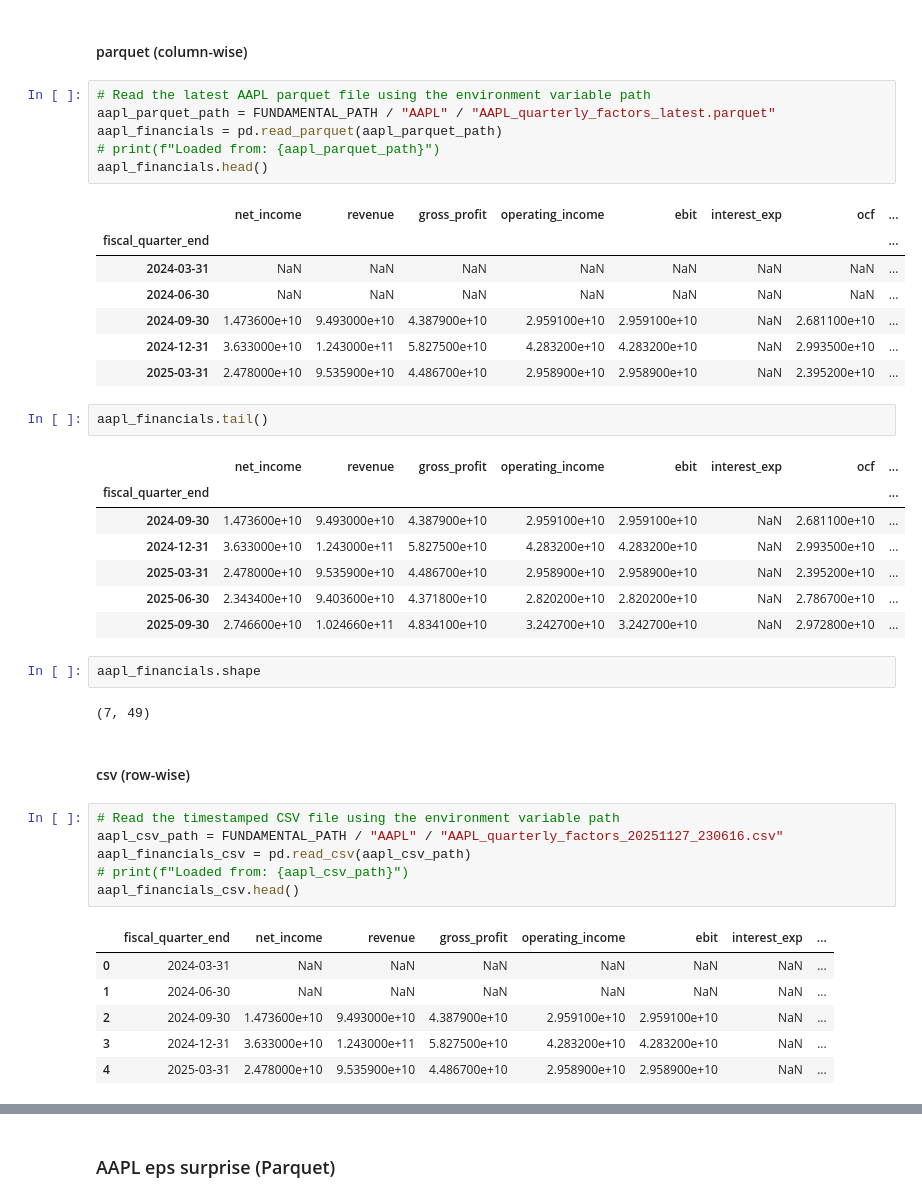
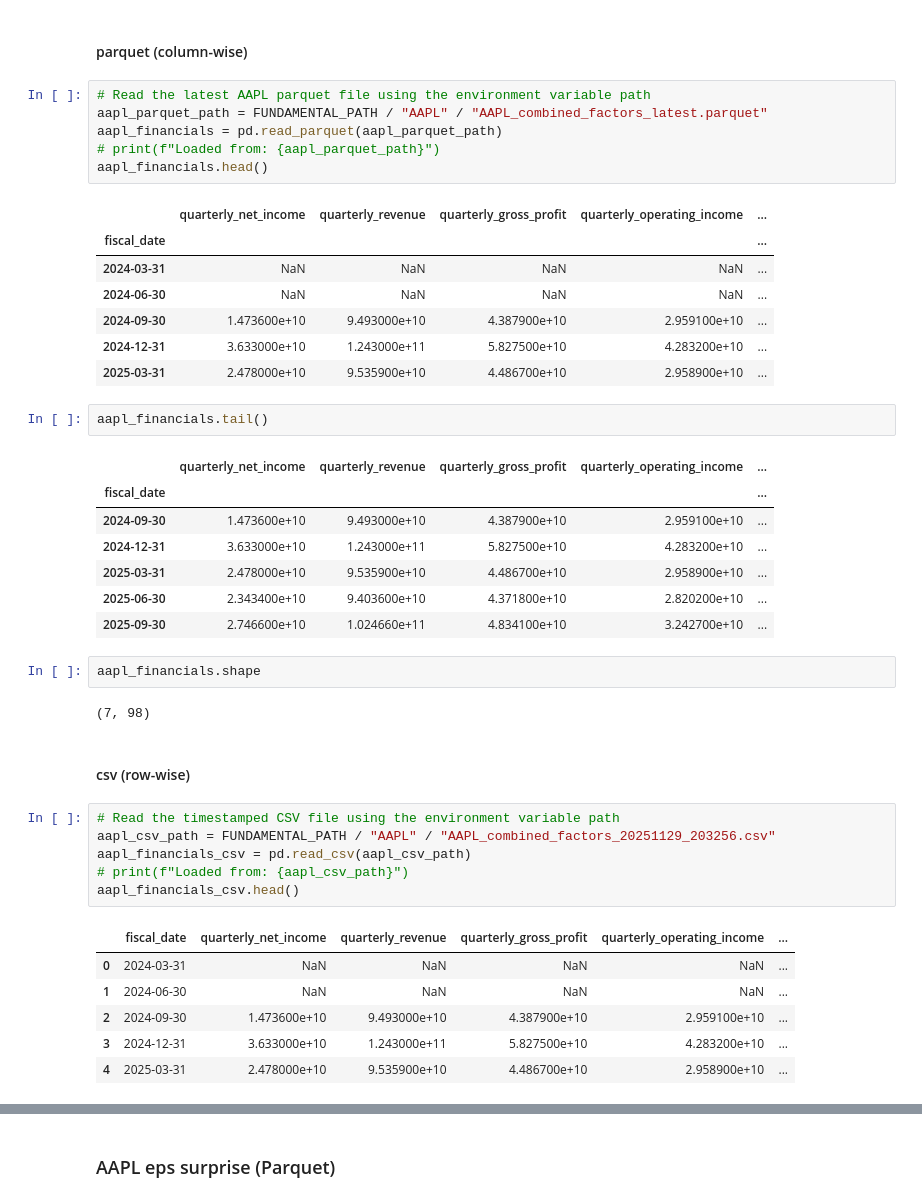
Before and after one commit to Bamboo-Analytics/data-platform, a Jupyter notebook: dev/get_fundamental_features.ipynb, the cells around one changed output, grey strips where cells are left out. Drawn from its saved outputs; the diff is of its cells as text.

Commit message:
concat quarterly and annual to a massive df

```diff
--- a/dev/get_fundamental_features.ipynb
+++ b/dev/get_fundamental_features.ipynb
@@ -24,47 +24,47 @@ pd.set_option('display.max_columns', 100)
 #### parquet (column-wise)
 # %%
 # Read the latest AAPL parquet file using the environment variable path
-aapl_parquet_path = FUNDAMENTAL_PATH / "AAPL" / "AAPL_quarterly_factors_latest.parquet"
+aapl_parquet_path = FUNDAMENTAL_PATH / "AAPL" / "AAPL_combined_factors_latest.parquet"
 aapl_financials = pd.read_parquet(aapl_parquet_path)
 # print(f"Loaded from: {aapl_parquet_path}")
 aapl_financials.head()
 # %% [output]
-|  | net_income | revenue | gross_profit | operating_income | ebit | interest_exp | ocf | ... |
-| fiscal_quarter_end |  |  |  |  |  |  |  | ... |
-| 2024-03-31 | NaN | NaN | NaN | NaN | NaN | NaN | NaN | ... |
-| 2024-06-30 | NaN | NaN | NaN | NaN | NaN | NaN | NaN | ... |
-| 2024-09-30 | 1.473600e+10 | 9.493000e+10 | 4.387900e+10 | 2.959100e+10 | 2.959100e+10 | NaN | 2.681100e+10 | ... |
-| 2024-12-31 | 3.633000e+10 | 1.243000e+11 | 5.827500e+10 | 4.283200e+10 | 4.283200e+10 | NaN | 2.993500e+10 | ... |
-| 2025-03-31 | 2.478000e+10 | 9.535900e+10 | 4.486700e+10 | 2.958900e+10 | 2.958900e+10 | NaN | 2.395200e+10 | ... |
+|  | quarterly_net_income | quarterly_revenue | quarterly_gross_profit | quarterly_operating_income | ... |
+| fiscal_date |  |  |  |  | ... |
+| 2024-03-31 | NaN | NaN | NaN | NaN | ... |
+| 2024-06-30 | NaN | NaN | NaN | NaN | ... |
+| 2024-09-30 | 1.473600e+10 | 9.493000e+10 | 4.387900e+10 | 2.959100e+10 | ... |
+| 2024-12-31 | 3.633000e+10 | 1.243000e+11 | 5.827500e+10 | 4.283200e+10 | ... |
+| 2025-03-31 | 2.478000e+10 | 9.535900e+10 | 4.486700e+10 | 2.958900e+10 | ... |
 # %%
 aapl_financials.tail()
 # %% [output]
-|  | net_income | revenue | gross_profit | operating_income | ebit | interest_exp | ocf | ... |
-| fiscal_quarter_end |  |  |  |  |  |  |  | ... |
-| 2024-09-30 | 1.473600e+10 | 9.493000e+10 | 4.387900e+10 | 2.959100e+10 | 2.959100e+10 | NaN | 2.681100e+10 | ... |
-| 2024-12-31 | 3.633000e+10 | 1.243000e+11 | 5.827500e+10 | 4.283200e+10 | 4.283200e+10 | NaN | 2.993500e+10 | ... |
-| 2025-03-31 | 2.478000e+10 | 9.535900e+10 | 4.486700e+10 | 2.958900e+10 | 2.958900e+10 | NaN | 2.395200e+10 | ... |
-| 2025-06-30 | 2.343400e+10 | 9.403600e+10 | 4.371800e+10 | 2.820200e+10 | 2.820200e+10 | NaN | 2.786700e+10 | ... |
-| 2025-09-30 | 2.746600e+10 | 1.024660e+11 | 4.834100e+10 | 3.242700e+10 | 3.242700e+10 | NaN | 2.972800e+10 | ... |
+|  | quarterly_net_income | quarterly_revenue | quarterly_gross_profit | quarterly_operating_income | ... |
+| fiscal_date |  |  |  |  | ... |
+| 2024-09-30 | 1.473600e+10 | 9.493000e+10 | 4.387900e+10 | 2.959100e+10 | ... |
+| 2024-12-31 | 3.633000e+10 | 1.243000e+11 | 5.827500e+10 | 4.283200e+10 | ... |
+| 2025-03-31 | 2.478000e+10 | 9.535900e+10 | 4.486700e+10 | 2.958900e+10 | ... |
+| 2025-06-30 | 2.343400e+10 | 9.403600e+10 | 4.371800e+10 | 2.820200e+10 | ... |
+| 2025-09-30 | 2.746600e+10 | 1.024660e+11 | 4.834100e+10 | 3.242700e+10 | ... |
 # %%
 aapl_financials.shape
 # %% [output]
-(7, 49)
+(7, 98)
 # %% [markdown]
 #### csv (row-wise)
 # %%
 # Read the timestamped CSV file using the environment variable path
-aapl_csv_path = FUNDAMENTAL_PATH / "AAPL" / "AAPL_quarterly_factors_20251127_230616.csv"
+aapl_csv_path = FUNDAMENTAL_PATH / "AAPL" / "AAPL_combined_factors_20251129_203256.csv"
 aapl_financials_csv = pd.read_csv(aapl_csv_path)
 # print(f"Loaded from: {aapl_csv_path}")
 aapl_financials_csv.head()
 # %% [output]
-|  | fiscal_quarter_end | net_income | revenue | gross_profit | operating_income | ebit | interest_exp | ... |
-| 0 | 2024-03-31 | NaN | NaN | NaN | NaN | NaN | NaN | ... |
-| 1 | 2024-06-30 | NaN | NaN | NaN | NaN | NaN | NaN | ... |
-| 2 | 2024-09-30 | 1.473600e+10 | 9.493000e+10 | 4.387900e+10 | 2.959100e+10 | 2.959100e+10 | NaN | ... |
-| 3 | 2024-12-31 | 3.633000e+10 | 1.243000e+11 | 5.827500e+10 | 4.283200e+10 | 4.283200e+10 | NaN | ... |
-| 4 | 2025-03-31 | 2.478000e+10 | 9.535900e+10 | 4.486700e+10 | 2.958900e+10 | 2.958900e+10 | NaN | ... |
+|  | fiscal_date | quarterly_net_income | quarterly_revenue | quarterly_gross_profit | quarterly_operating_income | ... |
+| 0 | 2024-03-31 | NaN | NaN | NaN | NaN | ... |
+| 1 | 2024-06-30 | NaN | NaN | NaN | NaN | ... |
+| 2 | 2024-09-30 | 1.473600e+10 | 9.493000e+10 | 4.387900e+10 | 2.959100e+10 | ... |
+| 3 | 2024-12-31 | 3.633000e+10 | 1.243000e+11 | 5.827500e+10 | 4.283200e+10 | ... |
+| 4 | 2025-03-31 | 2.478000e+10 | 9.535900e+10 | 4.486700e+10 | 2.958900e+10 | ... |
 # %%
 aapl_financials_csv.shape
 # %% [output]
```
Also changed, not shown: parts of 3 cells of this notebook, 3 other files.
